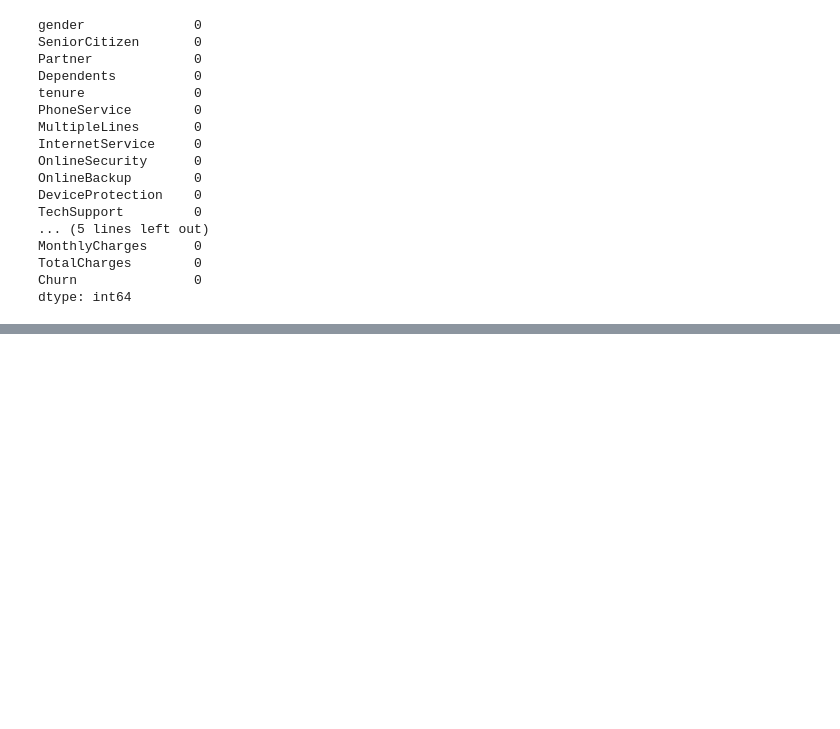
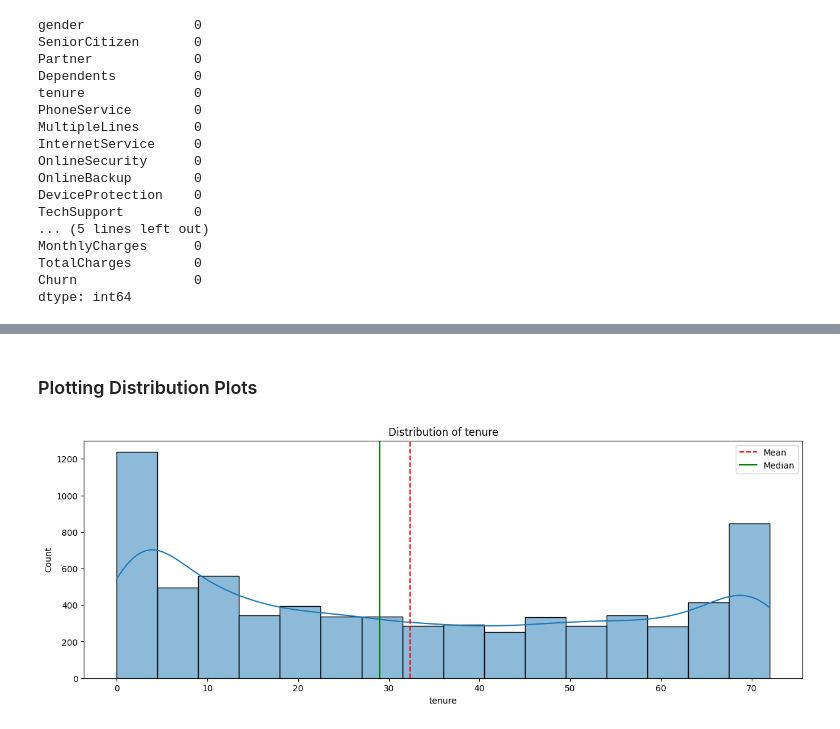
Before and after one commit to Anurag-Warthi/Machine-Learning-Projects, a Jupyter notebook: Machine Learning Projects/Customer Churn/Churn.ipynb, the cells around one changed output, grey strips where cells are left out. Cells and saved outputs as stored; diff of their text form; code cells hidden in the pictures; blank space fills up the shorter version.

Commit message:
New commit to Churn file

```diff
--- a/Machine Learning Projects/Customer Churn/Churn.ipynb
+++ b/Machine Learning Projects/Customer Churn/Churn.ipynb
@@ -155,0 +170,25 @@ dtype: int64
+# %% [markdown]
+### Plotting Distribution Plots
+# %%
+# Plotting the distribution of numerical features
+numerical_features = ['tenure', 'MonthlyCharges', 'TotalCharges']
+
+def plot_numerical_distribution(df, features):
+
+    plt.figure(figsize=(15, 5))
+    sns.histplot(data=df[features], kde=True)
+    plt.title(f'Distribution of {features}')
+
+    # calculating mean and median
+    col_mean = df[features].mean()
+    col_median = df[features].median()
+
+    # plotting mean and median lines
+    plt.axvline(col_mean, color='r', linestyle='--', label='Mean')
+    plt.axvline(col_median, color='g', linestyle='-', label='Median')
+    plt.legend()
+    plt.show()
+# %%
+plot_numerical_distribution(churn_df, numerical_features[0])
+# %% [output]
+[figure, added]
```
Also changed, not shown: parts of 12 cells of this notebook.
